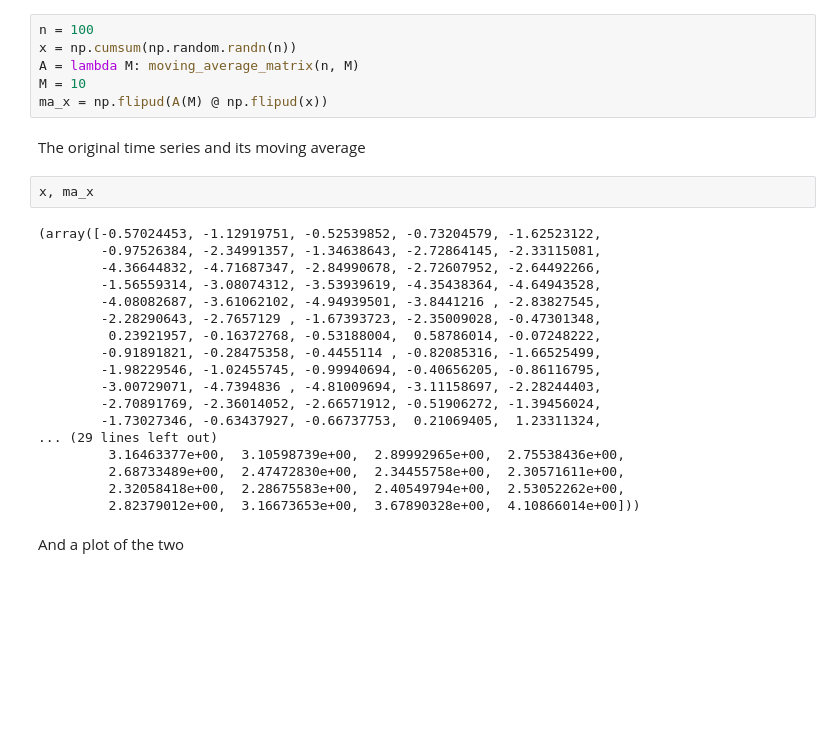
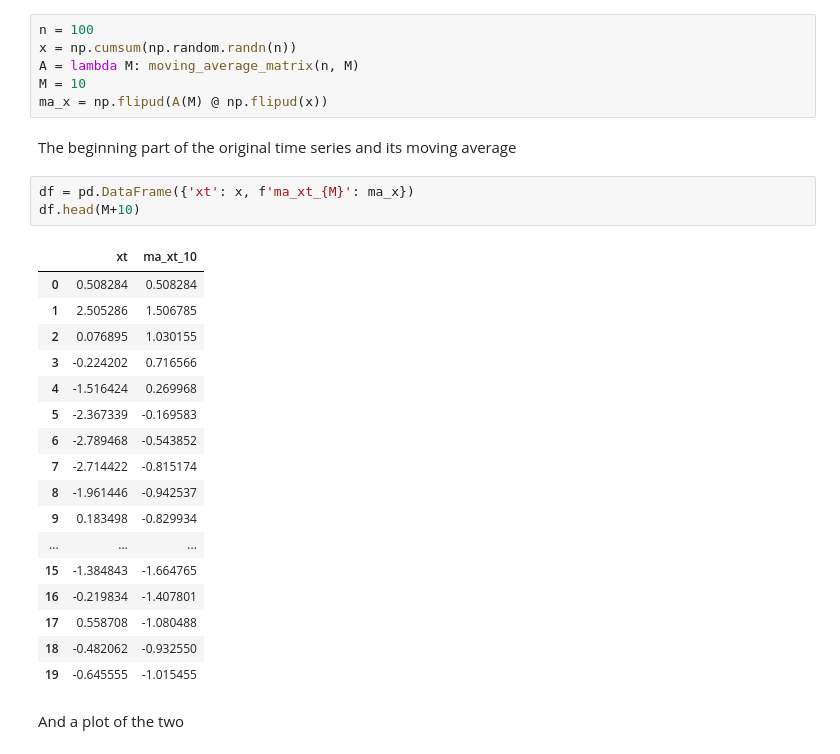
Before and after one commit to mhsnjvd/jupyter_notebooks, a Jupyter notebook: smoothing_demean.ipynb, the cells around one changed output. Cells and saved outputs as stored; diff of their text form; blank space fills up the shorter version.

```diff
--- a/smoothing_demean.ipynb
+++ b/smoothing_demean.ipynb
@@ -123,27 +130,28 @@ A = lambda M: moving_average_matrix(n, M)
 M = 10
 ma_x = np.flipud(A(M) @ np.flipud(x))
 # %% [markdown]
-The original time series and its moving average
+The beginning part of the original time series and its moving average
-# %%
-x, ma_x
-# %% [output]
-(array([-0.57024453, -1.12919751, -0.52539852, -0.73204579, -1.62523122,
-        -0.97526384, -2.34991357, -1.34638643, -2.72864145, -2.33115081,
-        -4.36644832, -4.71687347, -2.84990678, -2.72607952, -2.64492266,
-        -1.56559314, -3.08074312, -3.53939619, -4.35438364, -4.64943528,
-        -4.08082687, -3.61062102, -4.94939501, -3.8441216 , -2.83827545,
-        -2.28290643, -2.7657129 , -1.67393723, -2.35009028, -0.47301348,
-         0.23921957, -0.16372768, -0.53188004,  0.58786014, -0.07248222,
-        -0.91891821, -0.28475358, -0.4455114 , -0.82085316, -1.66525499,
-        -1.98229546, -1.02455745, -0.99940694, -0.40656205, -0.86116795,
-        -3.00729071, -4.7394836 , -4.81009694, -3.11158697, -2.28244403,
-        -2.70891769, -2.36014052, -2.66571912, -0.51906272, -1.39456024,
-        -1.73027346, -0.63437927, -0.66737753,  0.21069405,  1.23311324,
-... (29 lines left out)
-         3.16463377e+00,  3.10598739e+00,  2.89992965e+00,  2.75538436e+00,
-         2.68733489e+00,  2.47472830e+00,  2.34455758e+00,  2.30571611e+00,
-         2.32058418e+00,  2.28675583e+00,  2.40549794e+00,  2.53052262e+00,
-         2.82379012e+00,  3.16673653e+00,  3.67890328e+00,  4.10866014e+00]))
+# %%
+df = pd.DataFrame({'xt': x, f'ma_xt_{M}': ma_x})
+df.head(M+10)
+# %% [output]
+|  | xt | ma_xt_10 |
+| 0 | 0.508284 | 0.508284 |
+| 1 | 2.505286 | 1.506785 |
+| 2 | 0.076895 | 1.030155 |
+| 3 | -0.224202 | 0.716566 |
+| 4 | -1.516424 | 0.269968 |
+| 5 | -2.367339 | -0.169583 |
+| 6 | -2.789468 | -0.543852 |
+| 7 | -2.714422 | -0.815174 |
+| 8 | -1.961446 | -0.942537 |
+| 9 | 0.183498 | -0.829934 |
+| ... | ... | ... |
+| 15 | -1.384843 | -1.664765 |
+| 16 | -0.219834 | -1.407801 |
+| 17 | 0.558708 | -1.080488 |
+| 18 | -0.482062 | -0.932550 |
+| 19 | -0.645555 | -1.015455 |
 # %% [markdown]
 And a plot of the two
 # %%
```
Also changed, not shown: parts of 8 cells of this notebook.
